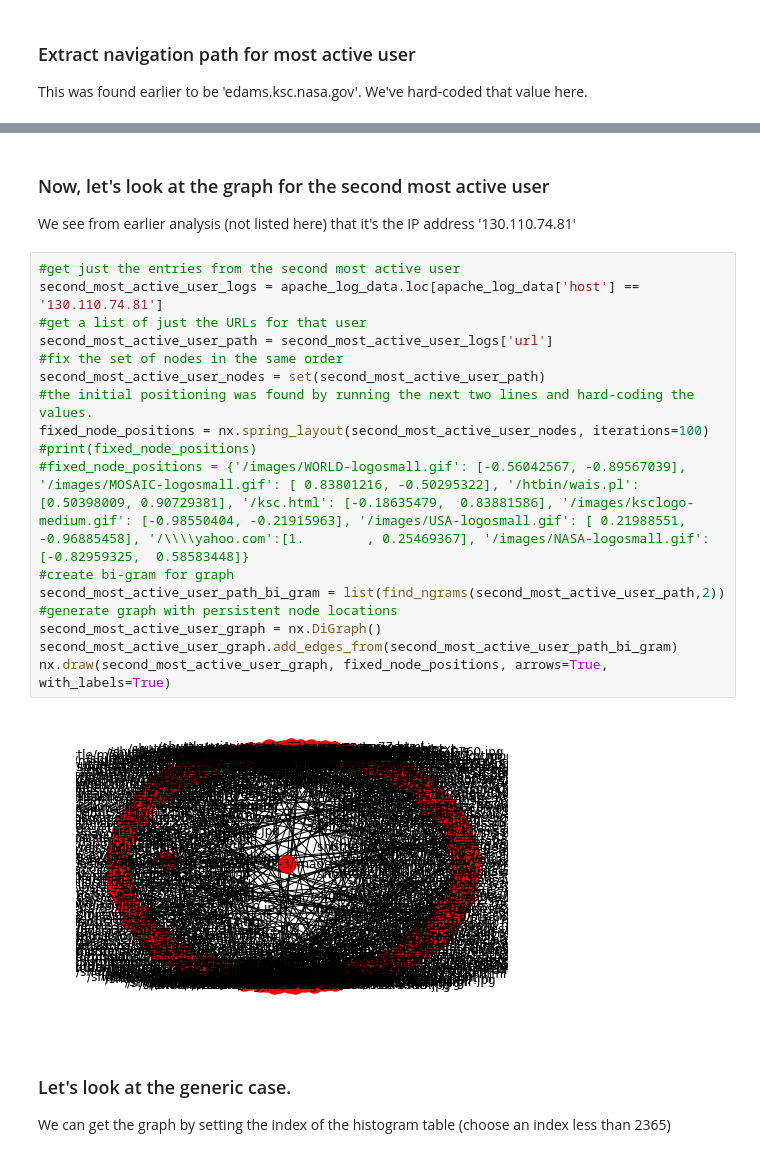
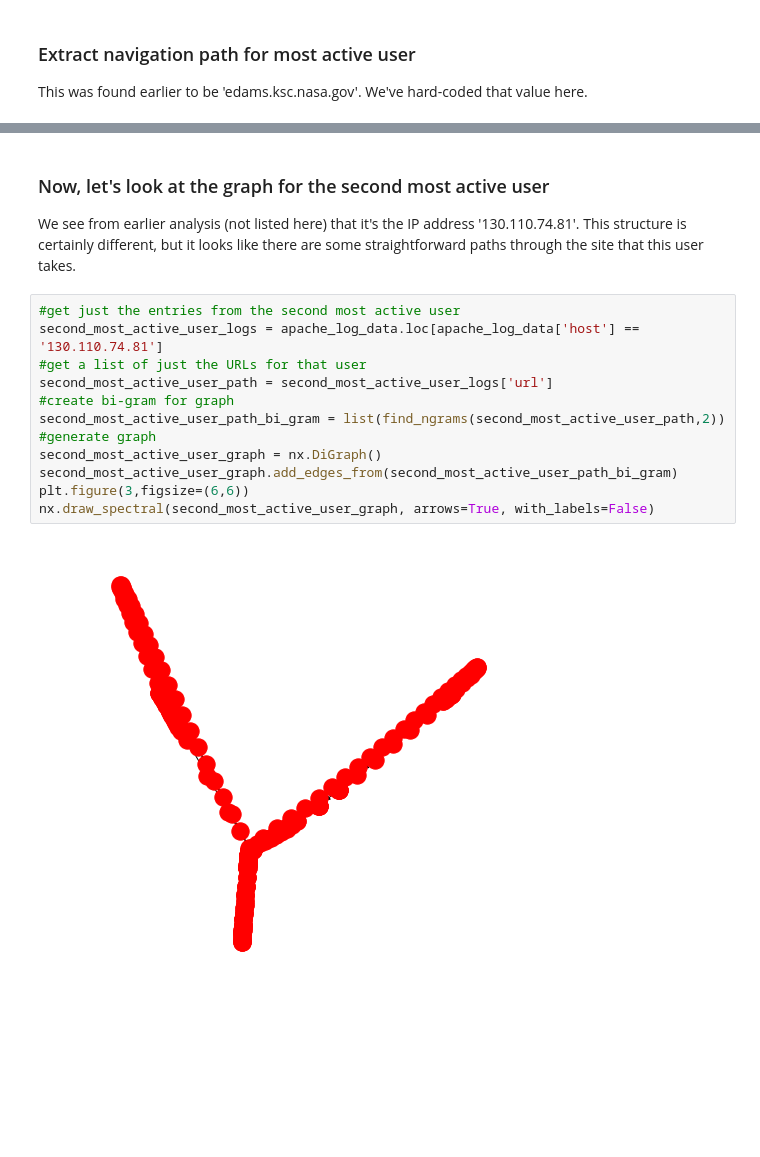
Before and after one commit to robertwatkins/playground-robert, a Jupyter notebook: Python/Jupyter/apache/ApacheNGram.ipynb, the cells around one changed output, grey strips where cells are left out. Saved outputs shown, nothing was run; the diff lists cells and outputs as text; blank space fills up the shorter version.

```diff
--- a/Python/Jupyter/apache/ApacheNGram.ipynb
+++ b/Python/Jupyter/apache/ApacheNGram.ipynb
@@ -97,25 +104,17 @@ nx.draw(most_active_user_graph, arrows=True, with_labels=True)
 # %% [markdown]
 ### Now, let's look at the graph for the second most active user
-We see from earlier analysis (not listed here) that it's the IP address '130.110.74.81'
+We see from earlier analysis (not listed here) that it's the IP address '130.110.74.81'. This structure is certainly different, but it looks like there are some straightforward paths through the site that this user takes.
 # %%
 #get just the entries from the second most active user
 second_most_active_user_logs = apache_log_data.loc[apache_log_data['host'] == '130.110.74.81']
 #get a list of just the URLs for that user
 second_most_active_user_path = second_most_active_user_logs['url']
-#fix the set of nodes in the same order
-second_most_active_user_nodes = set(second_most_active_user_path)
-#the initial positioning was found by running the next two lines and hard-coding the values.
-fixed_node_positions = nx.spring_layout(second_most_active_user_nodes, iterations=100)
-#print(fixed_node_positions)
-#fixed_node_positions = {'/images/WORLD-logosmall.gif': [-0.56042567, -0.89567039], '/images/MOSAIC-logosmall.gif': [ 0.83801216, -0.50295322], '/htbin/wais.pl': [0.50398009, 0.90729381], '/ksc.html': [-0.18635479,  0.83881586], '/images/ksclogo-medium.gif': [-0.98550404, -0.21915963], '/images/USA-logosmall.gif': [ 0.21988551, -0.96885458], '/\\\\yahoo.com':[1.        , 0.25469367], '/images/NASA-logosmall.gif': [-0.82959325,  0.58583448]}
 #create bi-gram for graph
 second_most_active_user_path_bi_gram = list(find_ngrams(second_most_active_user_path,2))
-#generate graph with persistent node locations
+#generate graph
 second_most_active_user_graph = nx.DiGraph()
 second_most_active_user_graph.add_edges_from(second_most_active_user_path_bi_gram)
-nx.draw(second_most_active_user_graph, fixed_node_positions, arrows=True, with_labels=True)
+plt.figure(3,figsize=(6,6))
+nx.draw_spectral(second_most_active_user_graph, arrows=True, with_labels=False)
 # %% [output]
-[figure, old version]
+[figure, new version]
-# %% [markdown]
-### Let's look at the generic case.
-We can get the graph by setting the index of the histogram table (choose an index less than 2365)
```
Also changed, not shown: parts of 8 cells of this notebook.
